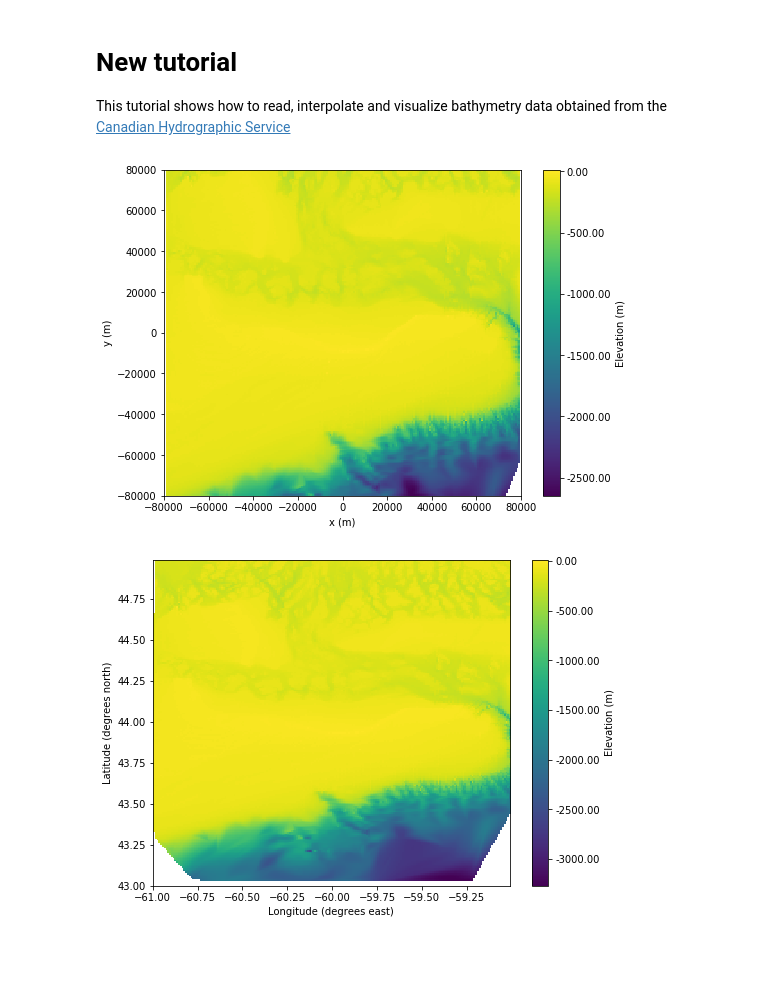
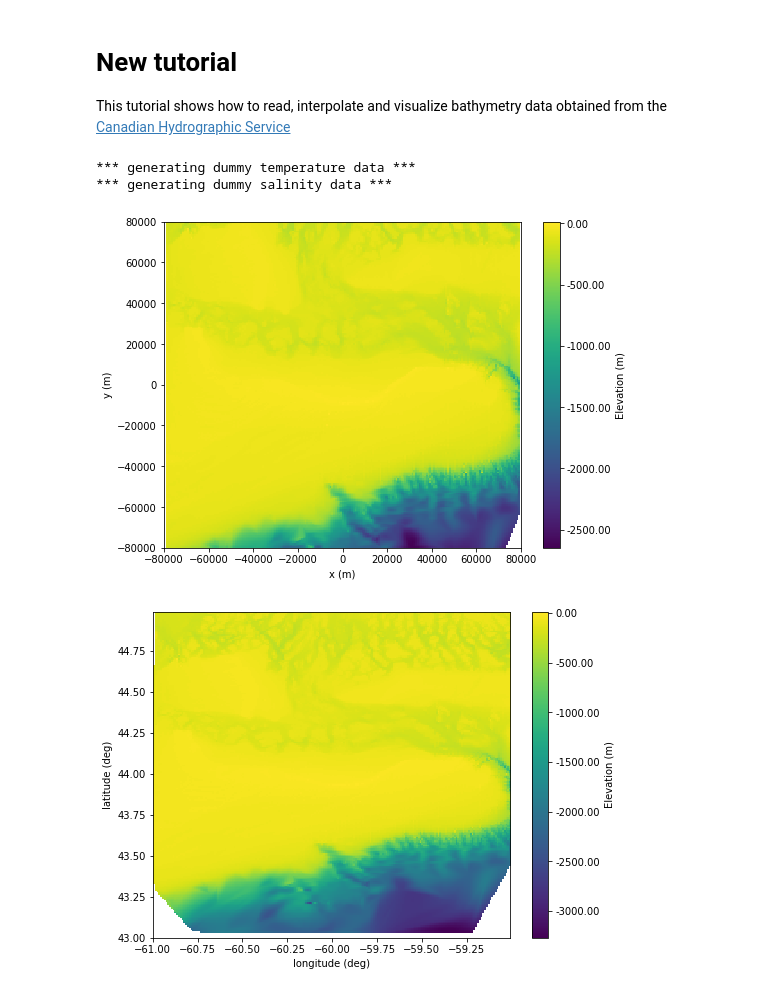
Before and after one commit to cxzhangqi/kadlu, a Jupyter notebook: docs/source/tutorials/new_tutorial/new_tutorial.ipynb, the cells around one changed output. Drawn from its saved outputs; the diff is of its cells as text; code cells hidden in the pictures; blank space fills up the shorter version.

Commit message:
improved plot method

```diff
--- a/docs/source/tutorials/new_tutorial/new_tutorial.ipynb
+++ b/docs/source/tutorials/new_tutorial/new_tutorial.ipynb
@@ -19,22 +19,27 @@ y = x.copy()
 z = provider.bathy(x=x, y=y, grid=True, geometry='planar')
 
 # make the figure
-plot(x=x, y=y, z=z, geometry='planar')
+plot(x=x, y=y, z=z)
 
 # draw it
 plt.show()
 # %% [output]
+*** generating dummy temperature data ***
+*** generating dummy salinity data ***
 [figure]
 # %%
 # interpolate bathymetry on a spherical 200 x 200 grid, covering 43 to 45 deg N and -61 to -59 deg E
 lon = np.arange(start=-61, stop=-59, step=0.01)
 lat = np.arange(start=43, stop=45, step=0.01)
 z = provider.bathy(x=lon, y=lat, grid=True, geometry='spherical')
 
+# flip bathy matrix
+z = np.swapaxes(z, 0, 1)
+
 # make the figure
-plot(x=lon, y=lat, z=z, geometry='spherical')
+plot(x=lon, y=lat, z=z, x_label='longitude (deg)', y_label='latitude (deg)')
 
 # draw it
 plt.show()
 # %% [output]
-[figure, old version]
+[figure, new version]
```
Also changed, not shown: 1 other file.
